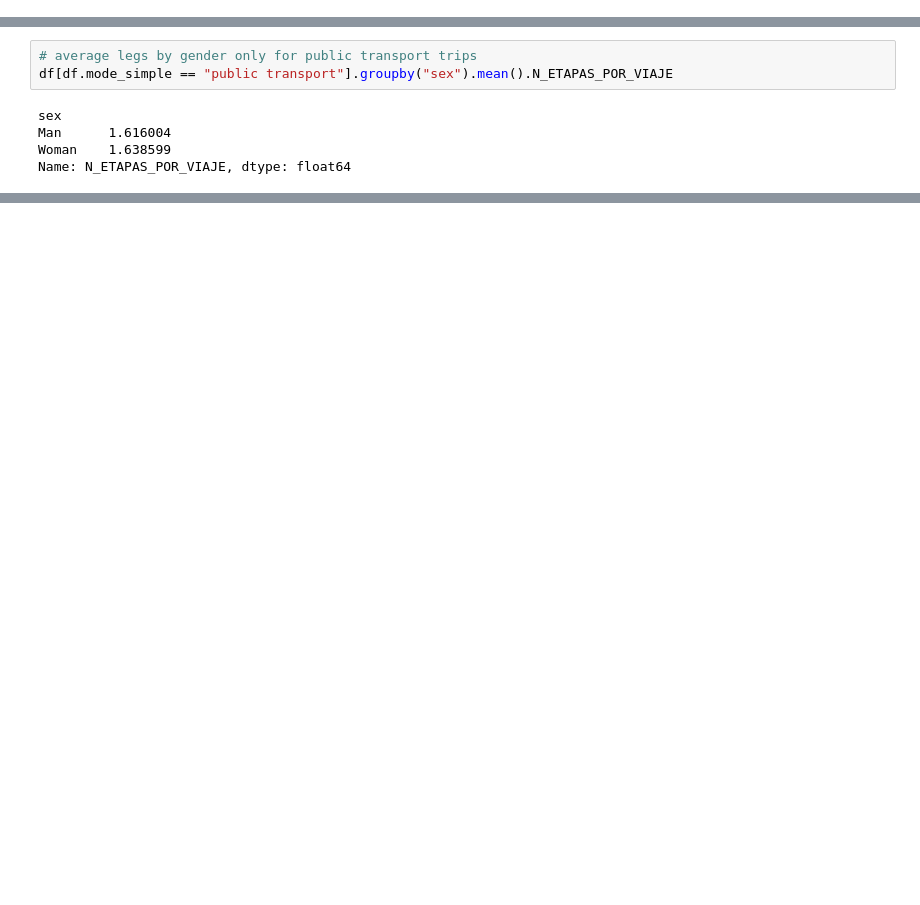
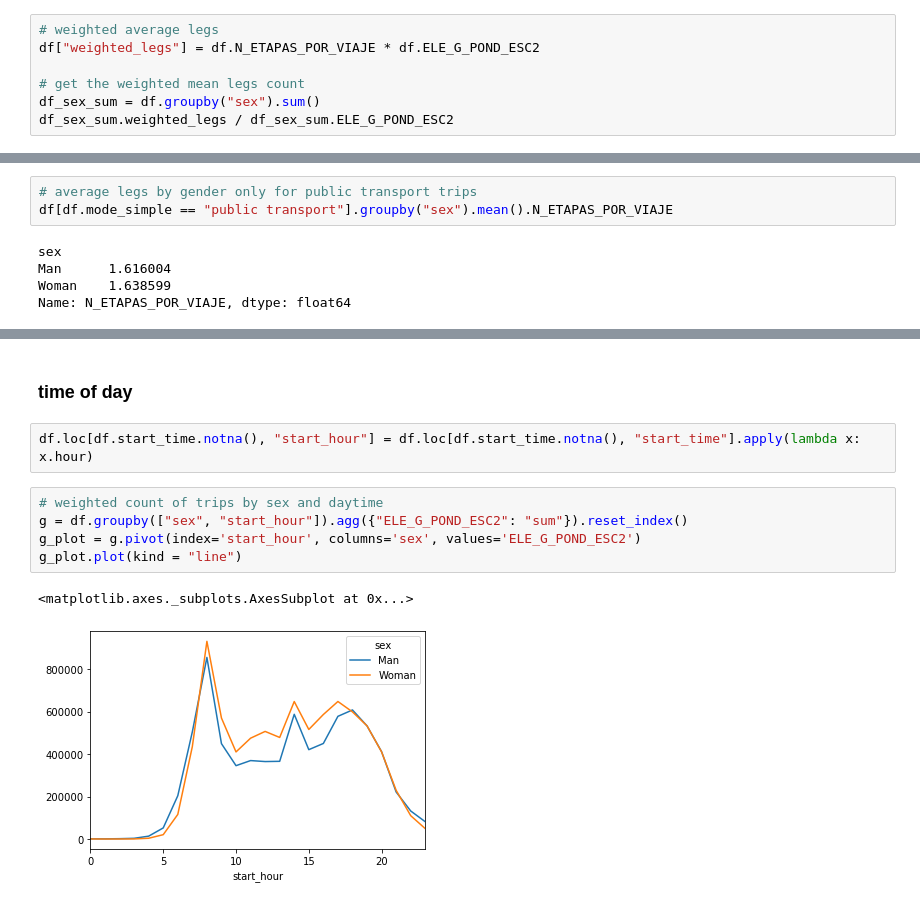
Before and after one commit to CorrelAid/gender-equality-and-mobility, a Jupyter notebook: notebooks/01_exploration.ipynb, the cells around one changed output, grey strips where cells are left out. Saved outputs shown, nothing was run; the diff lists cells and outputs as text; blank space fills up the shorter version.

```diff
--- a/notebooks/01_exploration.ipynb
+++ b/notebooks/01_exploration.ipynb
@@ -181,0 +210,7 @@ pd.crosstab(df.sex, df.mode_simple, normalize = True).T.reset_index().sort_value
+# %%
+# weighted average legs
+df["weighted_legs"] = df.N_ETAPAS_POR_VIAJE * df.ELE_G_POND_ESC2
+
+# get the weighted mean legs count
+df_sex_sum = df.groupby("sex").sum()
+df_sex_sum.weighted_legs / df_sex_sum.ELE_G_POND_ESC2
@@ -223,0 +296,12 @@ Name: N_ETAPAS_POR_VIAJE, dtype: float64
+# %% [markdown]
+### time of day
+# %%
+df.loc[df.start_time.notna(), "start_hour"] = df.loc[df.start_time.notna(), "start_time"].apply(lambda x: x.hour)
+# %%
+# weighted count of trips by sex and daytime
+g = df.groupby(["sex", "start_hour"]).agg({"ELE_G_POND_ESC2": "sum"}).reset_index()
+g_plot = g.pivot(index='start_hour', columns='sex', values='ELE_G_POND_ESC2')
+g_plot.plot(kind = "line")
+# %% [output]
+<matplotlib.axes._subplots.AxesSubplot at 0x...>
+[figure, added]
```
Also changed, not shown: parts of 75 cells of this notebook, 4 other files.
